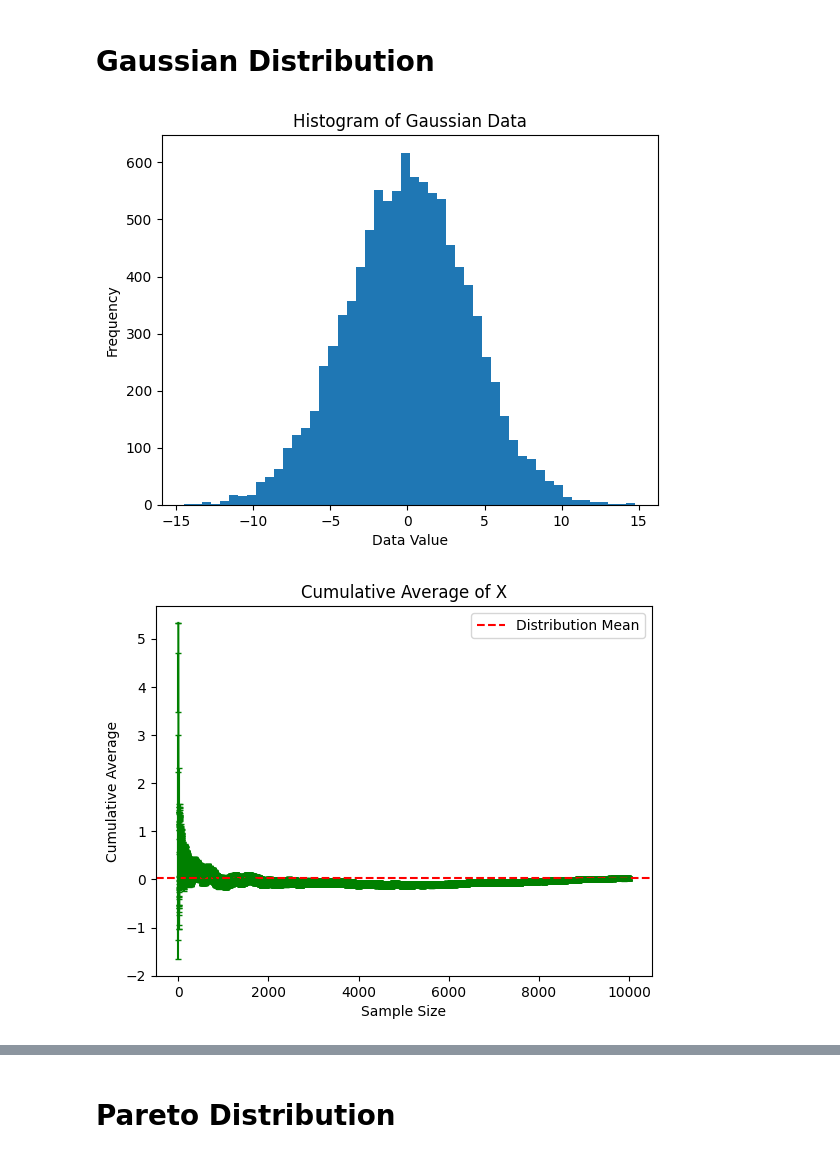
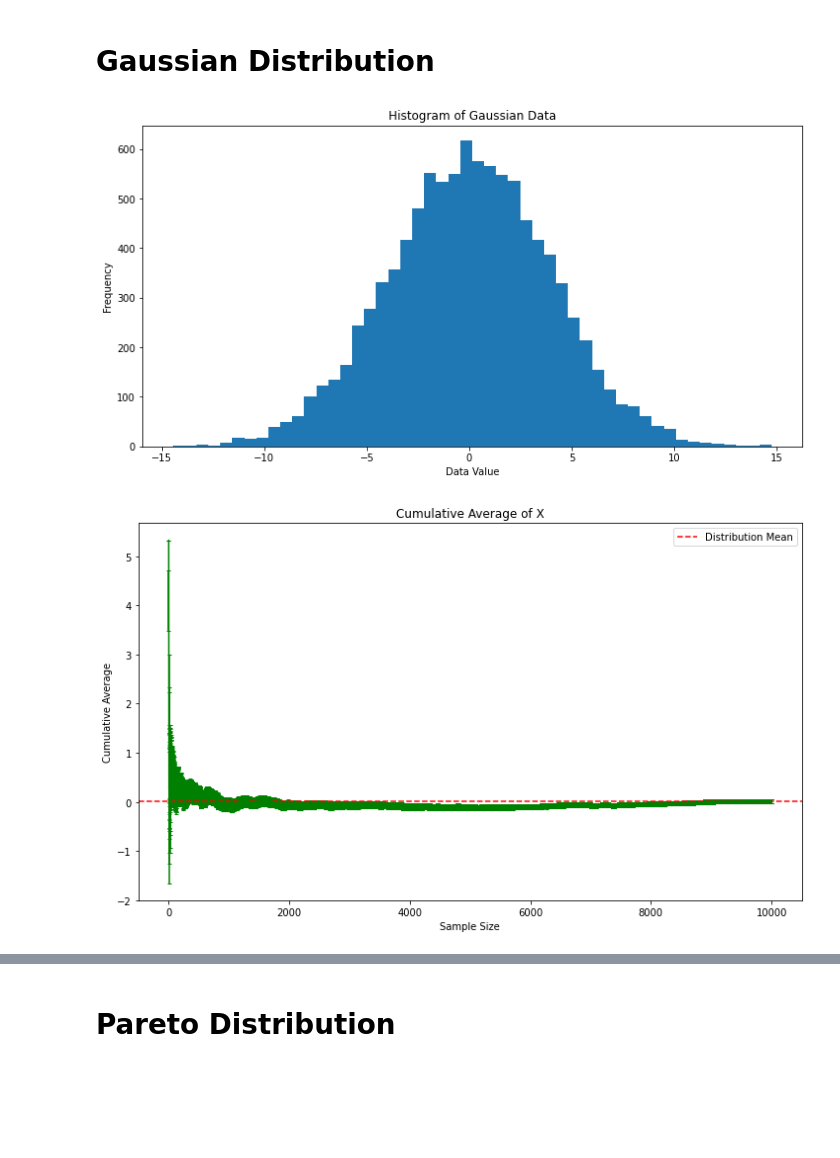
Before and after one commit to Student204161/computational-social-science-assignments, a Jupyter notebook: Exercise 3 Project 1.ipynb, the cells around one changed output, grey strips where cells are left out. Saved outputs shown, nothing was run; the diff lists cells and outputs as text; code cells hidden in the pictures; blank space fills up the shorter version.

```diff
--- a/Exercise 3 Project 1.ipynb
+++ b/Exercise 3 Project 1.ipynb
@@ -8,36 +8,39 @@ import matplotlib.pyplot as plt
 # Gaussian Distribution
 # %%
 np.random.seed(10)
-# Vi vælger mean & Standard deviation for vores normal fordeling
+# We choose mean ans standard deviation for our normal distribution
 mu = 0
 sigma = 4
-# laver en random sample af 10.000 data points for normal fordeling
+# Make a random sample of 10.000 data points for normal distribution
 X = np.random.standard_normal(size=10000) * sigma + mu
-# Laver histogram
+# making our histogram
 plt.hist(X, bins=50)
 plt.title("Histogram of Gaussian Data")
 plt.xlabel("Data Value")
 plt.ylabel("Frequency")
 
+plt.rcParams["figure.figsize"] = [8, 6]
 plt.show()
 # %% [output]
-[figure, old version]
+[figure, new version]
 # %%
-#Point 3 indtil 6
+#Point 3 till 6
 cumulative_avg = np.cumsum(X) / np.arange(1, len(X) + 1)
 cumulative_error = np.cumsum((X - cumulative_avg) ** 2) / np.arange(1, len(X) + 1)
 cumulative_standard_error = np.sqrt(cumulative_error) / np.sqrt(np.arange(1, len(X) + 1))
 
-distribution_mean = np.mean(X)
-distribution_median = np.median(X)
+distribution_mean = np.mean(X) #  (1/N) sum(x_i)
+distribution_median = np.median(X) # (1/N) sum(x_i)
 
 plt.errorbar(np.arange(1, len(X) + 1), cumulative_avg, yerr=cumulative_standard_error, fmt='-', capsize=2,color='green')
 plt.axhline(y=distribution_mean, color='red', linestyle='--', label='Distribution Mean')
+
 plt.xlabel('Sample Size')
 plt.ylabel('Cumulative Average')
 plt.title('Cumulative Average of X')
 plt.legend()
+plt.rcParams["figure.figsize"] = [12, 7]
 plt.show()
 # %% [output]
-[figure, old version]
+[figure, new version]
 # %%
```
Also changed, not shown: parts of 11 cells of this notebook.
